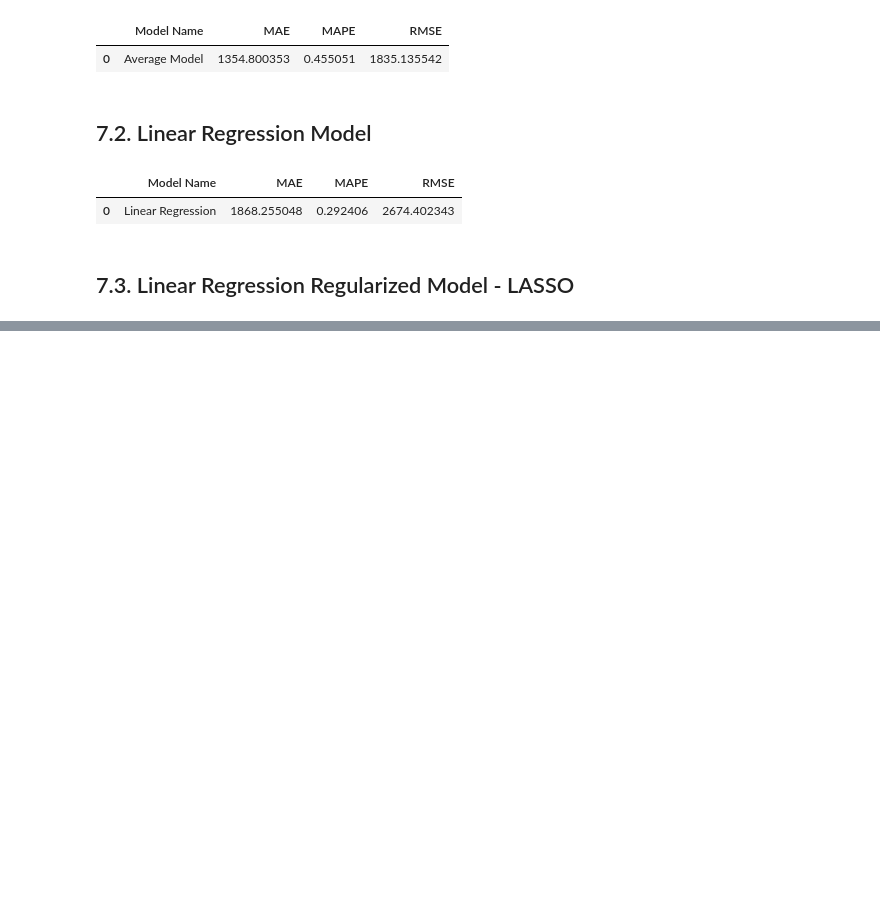
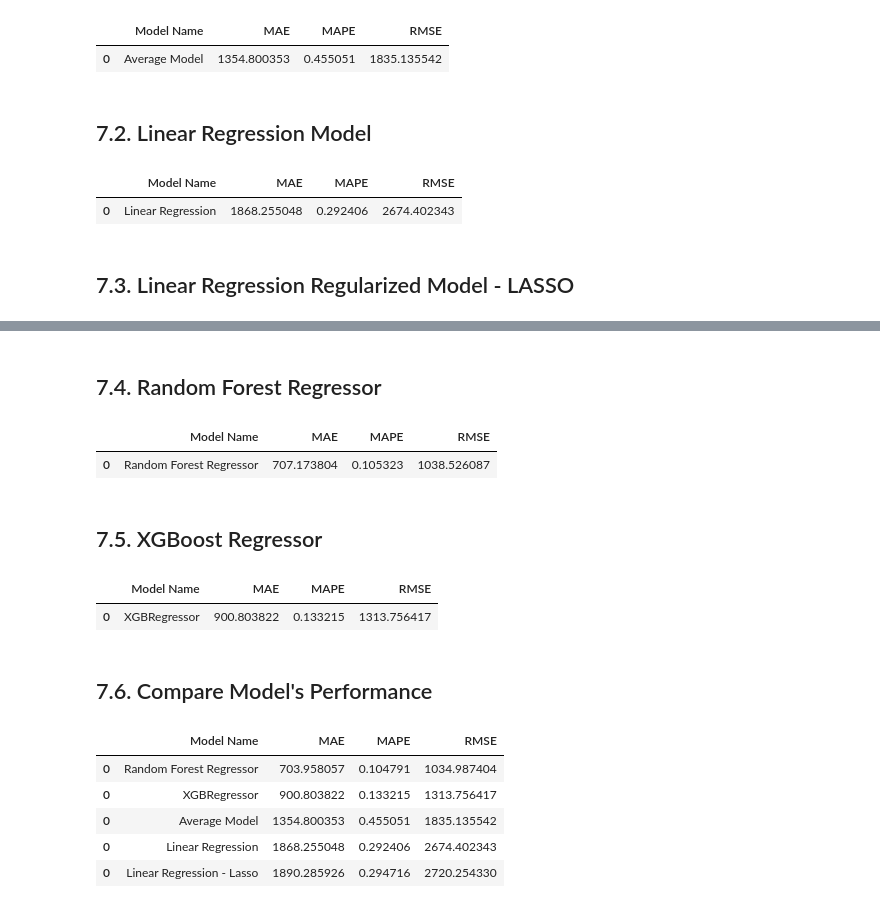
Before and after one commit to TrellixVulnTeam/DsEmProducao_VDBH, a Jupyter notebook: notebooks/m06_v01_store_sales_prediction.ipynb, the cells around one changed output, grey strips where cells are left out. Saved outputs shown, nothing was run; the diff lists cells and outputs as text; code cells hidden in the pictures; blank space fills up the shorter version.

Commit message:
Implement not linear models

```diff
--- a/notebooks/m06_v01_store_sales_prediction.ipynb
+++ b/notebooks/m06_v01_store_sales_prediction.ipynb
@@ -1164,0 +1157,47 @@ lrr_result
+# %% [markdown]
+## 7.4. Random Forest Regressor
+# %%
+#model
+rf =  RandomForestRegressor( n_estimators=500, n_jobs=-1, random_state=42 ).fit( x_train, y_train )
+
+#prediction
+yhat_rf = rf.predict( x_test )
+
+#performance
+rf_result = ml_error( 'Random Forest Regressor', np.expm1( y_test ), np.expm1( yhat_rf ) )
+rf_result
+# %% [output]
+|  | Model Name | MAE | MAPE | RMSE |
+| 0 | Random Forest Regressor | 707.173804 | 0.105323 | 1038.526087 |
+# %% [markdown]
+## 7.5. XGBoost Regressor
+# %%
+#model
+model_xgb = xgb.XGBRegressor( objective='reg:squarederror',
+                              n_estimators=100,
+                              eta=0.01,
+                              max_depth=10,
+                              subsample=0.07,
+                              colsamlpe_bytree=0.9 ).fit( x_train, y_train )
+
+#prediction
+yhat_xgb = model_xgb.predict( x_test )
+
+#performance
+xgb_result = ml_error( 'XGBRegressor', np.expm1( y_test ), np.expm1( yhat_xgb ) )
+xgb_result
+# %% [output]
+|  | Model Name | MAE | MAPE | RMSE |
+| 0 | XGBRegressor | 900.803822 | 0.133215 | 1313.756417 |
+# %% [markdown]
+## 7.6. Compare Model's Performance
+# %%
+modeling_result = pd.concat( [baseline_result, lr_result, lrr_result, rf_result, xgb_result] )
+modeling_result.sort_values( 'RMSE' )
+# %% [output]
+|  | Model Name | MAE | MAPE | RMSE |
+| 0 | Random Forest Regressor | 703.958057 | 0.104791 | 1034.987404 |
+| 0 | XGBRegressor | 900.803822 | 0.133215 | 1313.756417 |
+| 0 | Average Model | 1354.800353 | 0.455051 | 1835.135542 |
+| 0 | Linear Regression | 1868.255048 | 0.292406 | 2674.402343 |
+| 0 | Linear Regression - Lasso | 1890.285926 | 0.294716 | 2720.254330 |
```
Also changed, not shown: parts of 5 cells of this notebook.
